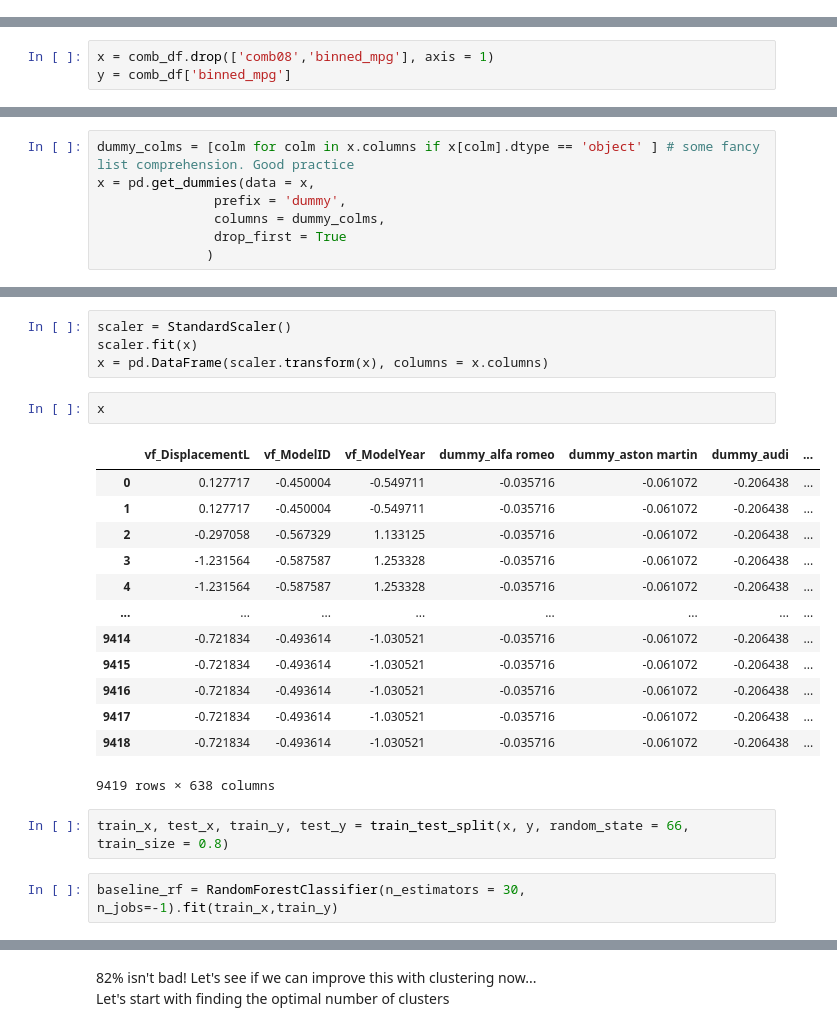
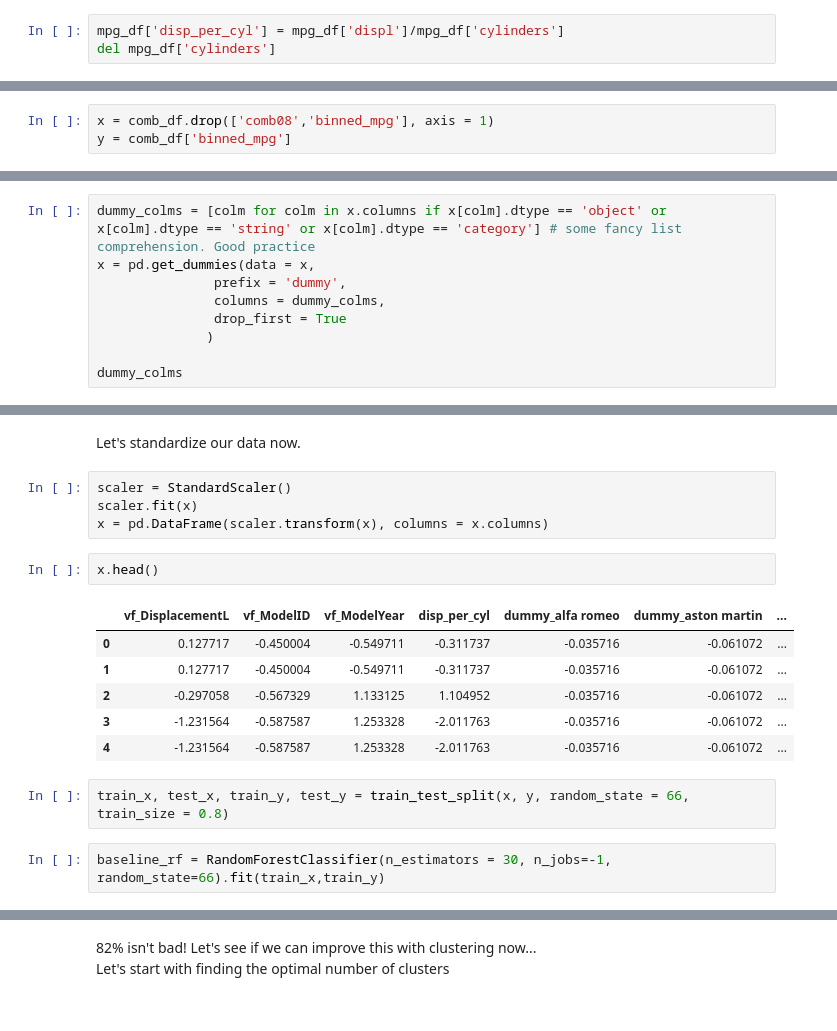
Before and after one commit to matthewasloan95/p4-clustering, a Jupyter notebook: p4.ipynb, the cells around one changed output, grey strips where cells are left out. Cells and saved outputs as stored; diff of their text form.

```diff
--- a/p4.ipynb
+++ b/p4.ipynb
@@ -314,0 +329,3 @@ main_df.loc[(main_df['brandName']=='FORD') & (main_df['modelName'] == 'Explorer'
+# %%
+mpg_df['disp_per_cyl'] = mpg_df['displ']/mpg_df['cylinders']
+del mpg_df['cylinders']
@@ -375,7 +412,9 @@ y = comb_df['binned_mpg']
 # %%
-dummy_colms = [colm for colm in x.columns if x[colm].dtype == 'object' ] # some fancy list comprehension. Good practice
+dummy_colms = [colm for colm in x.columns if x[colm].dtype == 'object' or x[colm].dtype == 'string' or x[colm].dtype == 'category'] # some fancy list comprehension. Good practice
 x = pd.get_dummies(data = x,
                prefix = 'dummy',
                columns = dummy_colms,
                drop_first = True
               )
+
+dummy_colms
@@ -382,27 +442,22 @@ x = pd.get_dummies(data = x,
+# %% [markdown]
+Let's standardize our data now.
 # %%
 scaler = StandardScaler()
 scaler.fit(x)
 x = pd.DataFrame(scaler.transform(x), columns = x.columns)
 # %%
-x
+x.head()
 # %% [output]
-|  | vf_DisplacementL | vf_ModelID | vf_ModelYear | dummy_alfa romeo | dummy_aston martin | dummy_audi | ... |
-| 0 | 0.127717 | -0.450004 | -0.549711 | -0.035716 | -0.061072 | -0.206438 | ... |
-| 1 | 0.127717 | -0.450004 | -0.549711 | -0.035716 | -0.061072 | -0.206438 | ... |
-| 2 | -0.297058 | -0.567329 | 1.133125 | -0.035716 | -0.061072 | -0.206438 | ... |
-| 3 | -1.231564 | -0.587587 | 1.253328 | -0.035716 | -0.061072 | -0.206438 | ... |
-| 4 | -1.231564 | -0.587587 | 1.253328 | -0.035716 | -0.061072 | -0.206438 | ... |
-| ... | ... | ... | ... | ... | ... | ... | ... |
-| 9414 | -0.721834 | -0.493614 | -1.030521 | -0.035716 | -0.061072 | -0.206438 | ... |
-| 9415 | -0.721834 | -0.493614 | -1.030521 | -0.035716 | -0.061072 | -0.206438 | ... |
-| 9416 | -0.721834 | -0.493614 | -1.030521 | -0.035716 | -0.061072 | -0.206438 | ... |
-| 9417 | -0.721834 | -0.493614 | -1.030521 | -0.035716 | -0.061072 | -0.206438 | ... |
-| 9418 | -0.721834 | -0.493614 | -1.030521 | -0.035716 | -0.061072 | -0.206438 | ... |
+|  | vf_DisplacementL | vf_ModelID | vf_ModelYear | disp_per_cyl | dummy_alfa romeo | dummy_aston martin | ... |
+| 0 | 0.127717 | -0.450004 | -0.549711 | -0.311737 | -0.035716 | -0.061072 | ... |
+| 1 | 0.127717 | -0.450004 | -0.549711 | -0.311737 | -0.035716 | -0.061072 | ... |
+| 2 | -0.297058 | -0.567329 | 1.133125 | 1.104952 | -0.035716 | -0.061072 | ... |
+| 3 | -1.231564 | -0.587587 | 1.253328 | -2.011763 | -0.035716 | -0.061072 | ... |
+| 4 | -1.231564 | -0.587587 | 1.253328 | -2.011763 | -0.035716 | -0.061072 | ... |
-9419 rows × 638 columns
 # %%
 train_x, test_x, train_y, test_y = train_test_split(x, y, random_state = 66, train_size = 0.8)
 # %%
-baseline_rf = RandomForestClassifier(n_estimators = 30, n_jobs=-1).fit(train_x,train_y)
+baseline_rf = RandomForestClassifier(n_estimators = 30, n_jobs=-1, random_state=66).fit(train_x,train_y)
 # %%
 print(baseline_rf.score(test_x, test_y))
 # %% [output]
```
Also changed, not shown: parts of 47 cells of this notebook, 1 other file.
